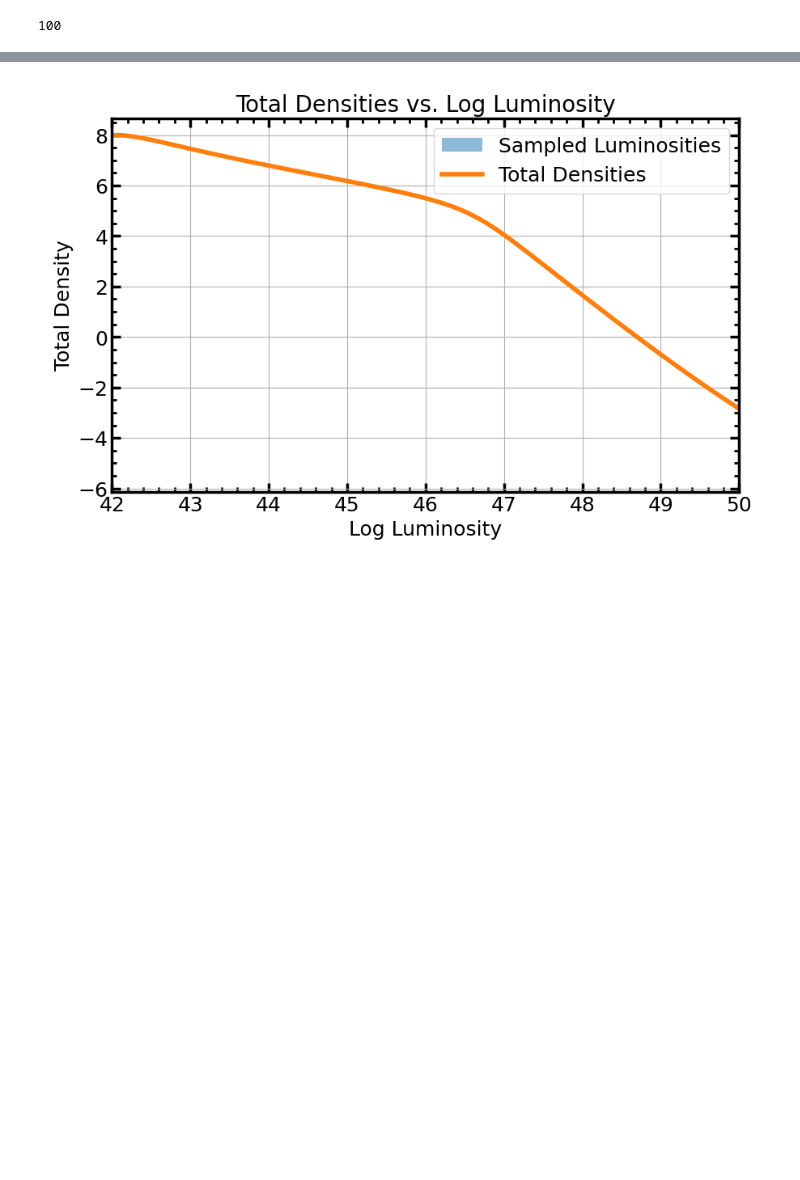
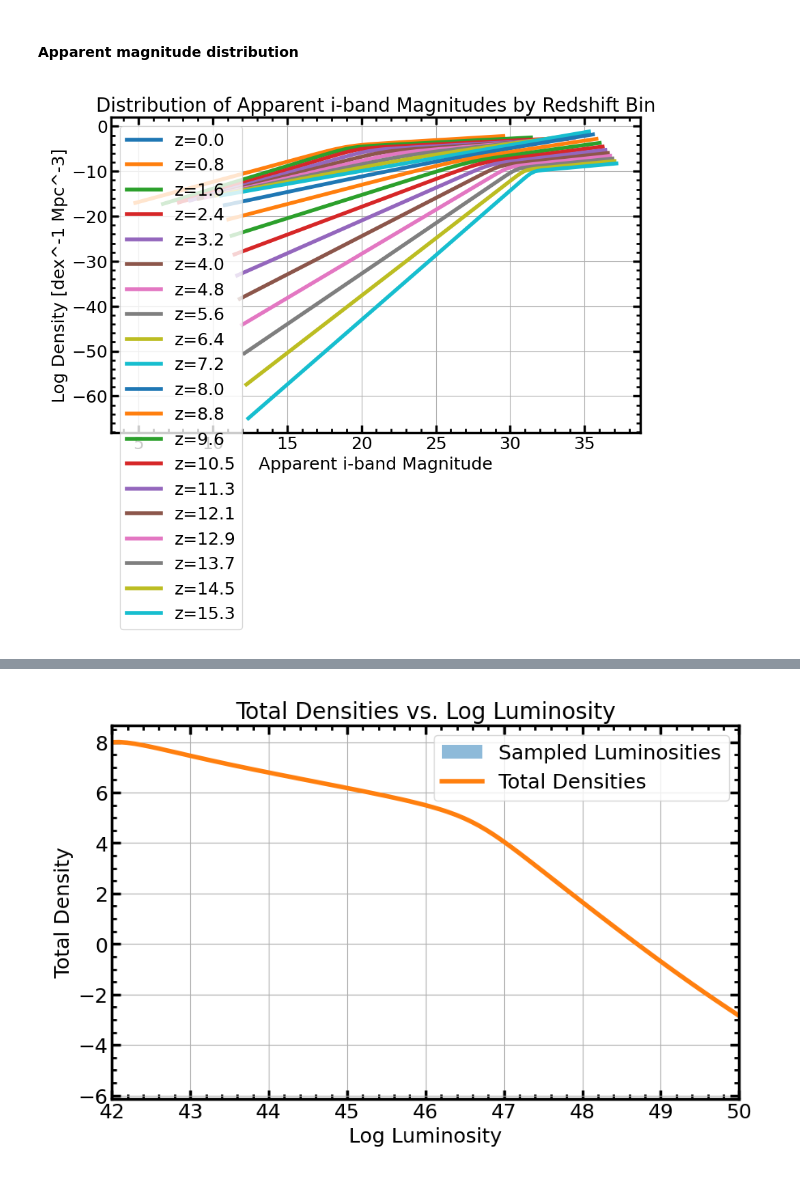
Before and after one commit to dutra/qvc, a Jupyter notebook: tutorials/completeness.ipynb, the cells around one changed output, grey strips where cells are left out. Cells and saved outputs as stored; diff of their text form; code cells hidden in the pictures; blank space fills up the shorter version.

```diff
--- a/tutorials/completeness.ipynb
+++ b/tutorials/completeness.ipynb
@@ -69,4 +86,48 @@ plt.show()
-# %%
-len(np.trapz(densities, redshifts, axis=0))
-# %% [output]
-100
+# %% [markdown]
+#### Apparent magnitude distribution
+# %%
+from scipy.interpolate import interp1d
+
+# Compute apparent i-band magnitudes for each redshift bin
+apparent_magnitude_distributions = []
+sampled_apparent_magnitudes = []
+
+for i, z in enumerate(redshifts):
+
+    # Compute the cumulative distribution function (CDF)
+    cdf = np.cumsum(10**densities[i,:])
+    cdf /= cdf[-1]  # Normalize to make it a proper CDF
+
+    # Create an interpolation function for the inverse CDF
+    inverse_cdf = interp1d(cdf, luminosities, bounds_error=False, fill_value="extrapolate")
+
+    # Generate random samples from a uniform distribution
+    random_samples = np.random.uniform(0, 1, size=100000)
+
+    # Map the random samples through the inverse CDF to get samples
+    sampled_luminosities = inverse_cdf(random_samples)
+
+    # Convert sampled luminosities to absolute magnitudes Mi
+    sampled_Mi = 90 - 2.5 * sampled_luminosities
+
+    # Compute apparent magnitudes for the luminosity function at this redshift
+    apparent_magnitudes_bin = Mi + 5 * np.log10(cosmo.luminosity_distance(z).to(u.pc).value / 10)
+    sampled_m = sampled_Mi + 5 * np.log10(cosmo.luminosity_distance(z).to(u.pc).value / 10)
+
+    apparent_magnitude_distributions.append((apparent_magnitudes_bin, densities[i]))
+    sampled_apparent_magnitudes.append(sampled_m)
+
+# Plot the distribution of apparent i-band magnitudes for each redshift bin
+plt.figure(figsize=(10, 6))
+for i, z in enumerate(redshifts[::10]):  # Plot every 10th redshift for clarity
+    apparent_magnitudes_bin, density_bin = apparent_magnitude_distributions[i * 10]
+    plt.plot(apparent_magnitudes_bin, density_bin, label=f'z={z:.1f}');
+
+plt.xlabel('Apparent i-band Magnitude')
+plt.ylabel('Log Density [dex^-1 Mpc^-3]')
+plt.title('Distribution of Apparent i-band Magnitudes by Redshift Bin')
+plt.legend()
+plt.grid()
+plt.show()
+# %% [output]
+[figure, added]
```
Also changed, not shown: parts of 7 cells of this notebook, 1 other file.
